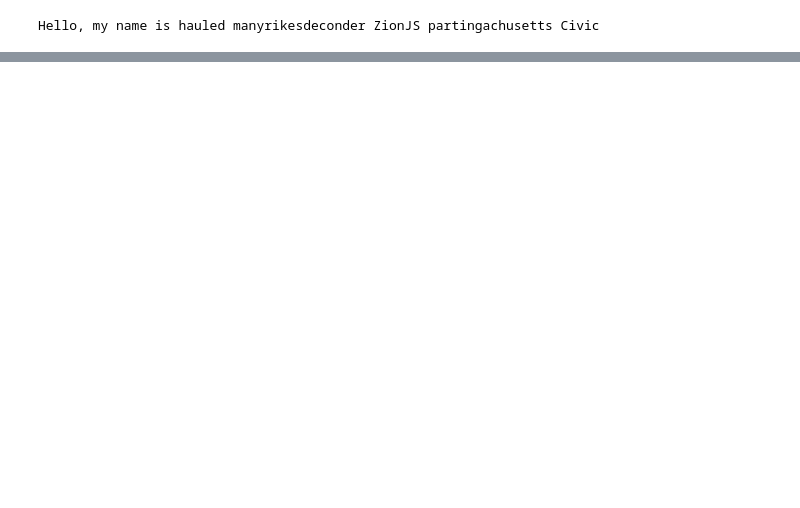
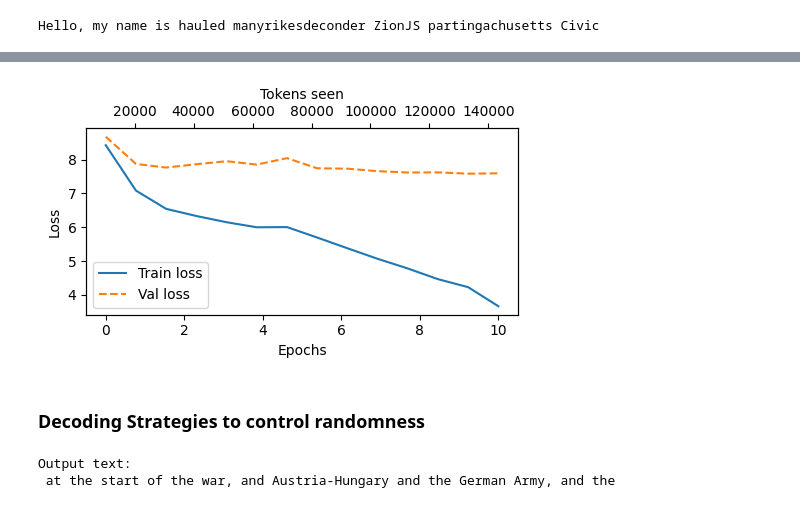
Before and after one commit to weikuo0506/CreateYourOwnLLM, a Jupyter notebook: TrainLLM.ipynb, the cells around one changed output, grey strips where cells are left out. Saved outputs shown, nothing was run; the diff lists cells and outputs as text; code cells hidden in the pictures; blank space fills up the shorter version.

Commit message:
TrainLLM decoding randomness added;

```diff
--- a/TrainLLM.ipynb
+++ b/TrainLLM.ipynb
@@ -13,7 +15,7 @@ Hello, my name is hauled manyrikesdeconder ZionJS partingachusetts Civic
 # %%
 from gpt2 import dataloader_v1
 
-with open("Peter_Rabbit.txt", "r", encoding="utf-8") as f:
+with open("world_war_ii.txt", "r", encoding="utf-8") as f:
     raw_text = f.read()
 dataloader = dataloader_v1(raw_text,batch_size=2, context_size=4,stride=1)
 data_iter = iter(dataloader)
@@ -45,0 +255,16 @@ target 1:  a time there were
+# %%
+# MPS may have some issues when training, using cpu for play
+# device = (
+#     torch.device("cuda") if torch.cuda.is_available()
+#     else torch.device("mps") if torch.backends.mps.is_available()
+#     else torch.device("cpu")
+# )
+device = torch.device("cpu")
+
+model.to(device)
+torch.manual_seed(123)
+with torch.no_grad():
+    train_loss = loss_loader(train_loader, model, device)
+    val_loss = loss_loader(val_loader, model, device)
+print("Train loss: ", train_loss)
+print("Val loss: ", val_loss)
@@ -45,0 +362,37 @@ target 1:  a time there were
+# %%
+import matplotlib.pyplot as plt
+from matplotlib.ticker import MaxNLocator
+
+def plot_losses(epochs, tokens, train_losses, val_losses):
+    fig, ax1 = plt.subplots(figsize=(5, 3))
+
+    ax1.plot(epochs, train_losses, label="Train loss")
+    ax1.plot(epochs, val_losses, linestyle="--", label="Val loss")
+    ax1.set_xlabel("Epochs")
+    ax1.set_ylabel("Loss")
+    ax1.legend()
+    ax1.xaxis.set_major_locator(MaxNLocator(integer=True))
+
+    ax2 = ax1.twiny()
+    ax2.plot(tokens_seen, train_losses, alpha=0)  # Invisible plot for aligning ticks
+    ax2.set_xlabel("Tokens seen")
+
+    fig.tight_layout()
+    # plt.savefig("loss-plot.pdf")
+    plt.show()
+
+# Example usage
+epochs_tensor = torch.linspace(0, num_epochs, len(train_losses))
+plot_losses(epochs_tensor, tokens_seen, train_losses, val_losses)
+# %% [output]
+[figure, added]
+# %% [markdown]
+### Decoding Strategies to control randomness
+# %%
+model.to("cpu")
+model.eval()
+result = complete_text("at the start of", model,15)
+print("Output text:\n", result)
+# %% [output]
+Output text:
+ at the start of the war, and Austria-Hungary and the German Army, and the
```
Also changed, not shown: parts of 32 cells of this notebook, 2 other files.
